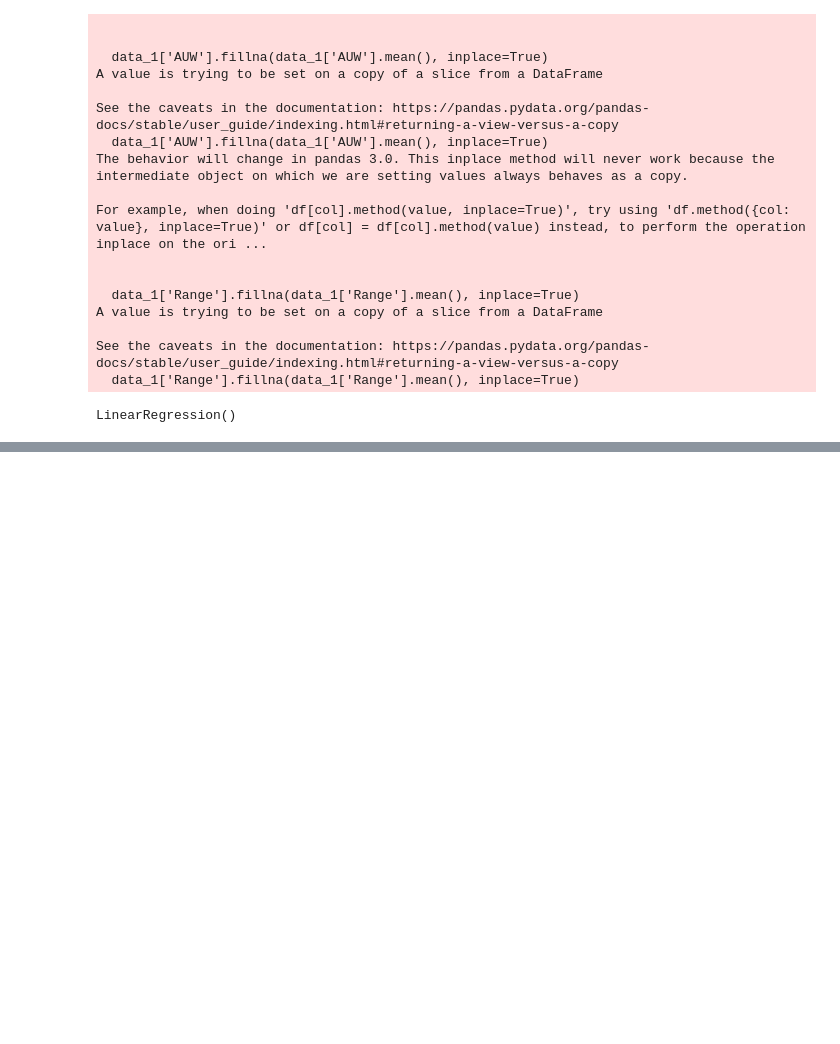
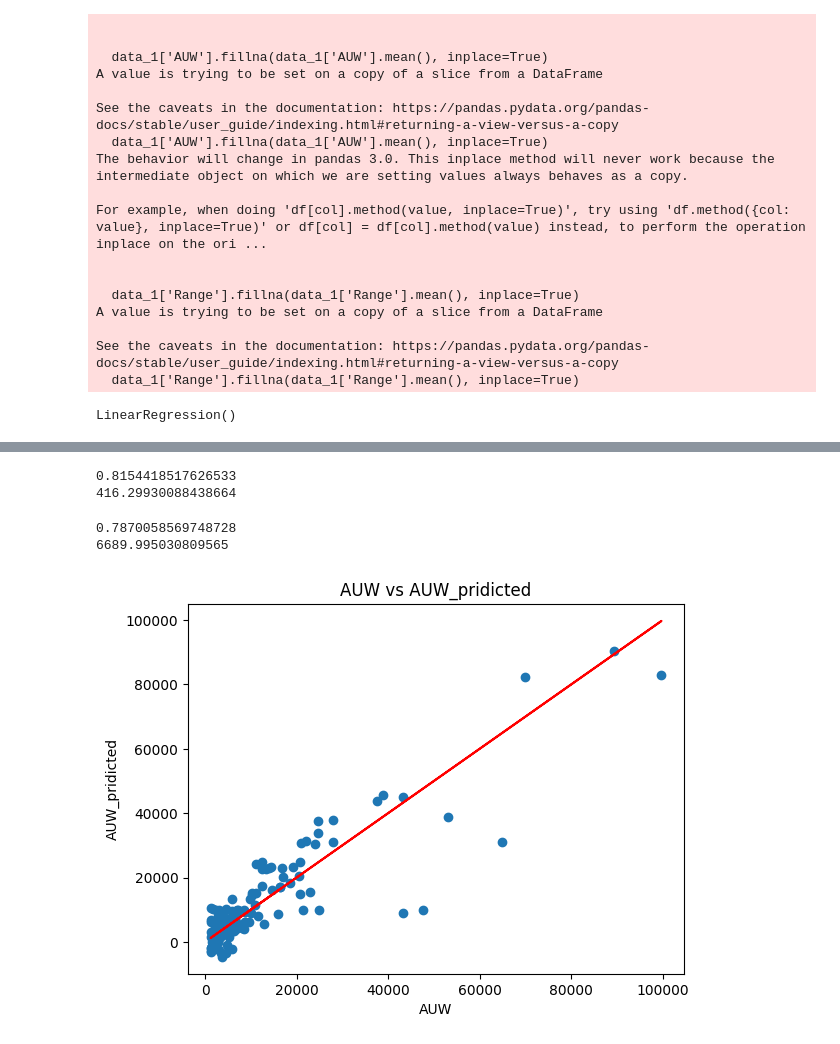
Before and after one commit to RS-Sowmya/Learning, a Jupyter notebook: flight_dataanalysis.ipynb, the cells around one changed output, grey strips where cells are left out. Drawn from its saved outputs; the diff is of its cells as text; code cells hidden in the pictures; blank space fills up the shorter version.

```diff
--- a/flight_dataanalysis.ipynb
+++ b/flight_dataanalysis.ipynb
@@ -286,0 +287,34 @@ plt.show()
+# %%
+from sklearn.metrics import root_mean_squared_error,r2_score
+print(r2_score(test_output, predictions))
+print(root_mean_squared_error(test_output, predictions))
+#mean square error is high
+#target range spread is 6000. so, 416.29/6000 is around 7% good pridiction if <5%
+#r2 score is near to 1 so ood prediction
+# %% [output]
+0.8154418517626533
+416.29930088438664
+# %%
+# multiple linear regression on AUV with range,roc speed, stall
+from sklearn.model_selection import train_test_split
+x = df_1.loc[:, df_1.columns != 'AUW']
+y = df_1.loc[:, df_1.columns == 'AUW']
+x_train,x_test,y_train,y_test = train_test_split(x,y,test_size=0.2,random_state=25)
+# %%
+lr_model.fit(x_train,y_train)
+prediction = lr_model.predict(x_test)
+print(r2_score(y_test, prediction))
+print(root_mean_squared_error(y_test, prediction))
+#prediction is ok
+# %% [output]
+0.7870058569748728
+6689.995030809565
+# %%
+plt.scatter(y_test, predictions)
+plt.plot(y_test, y_test, color='red')
+plt.title('AUW vs AUW_pridicted')
+plt.xlabel('AUW')
+plt.ylabel('AUW_pridicted')
+plt.show()
+# %% [output]
+[figure, added]
```
Also changed, not shown: parts of 1 cell of this notebook.
